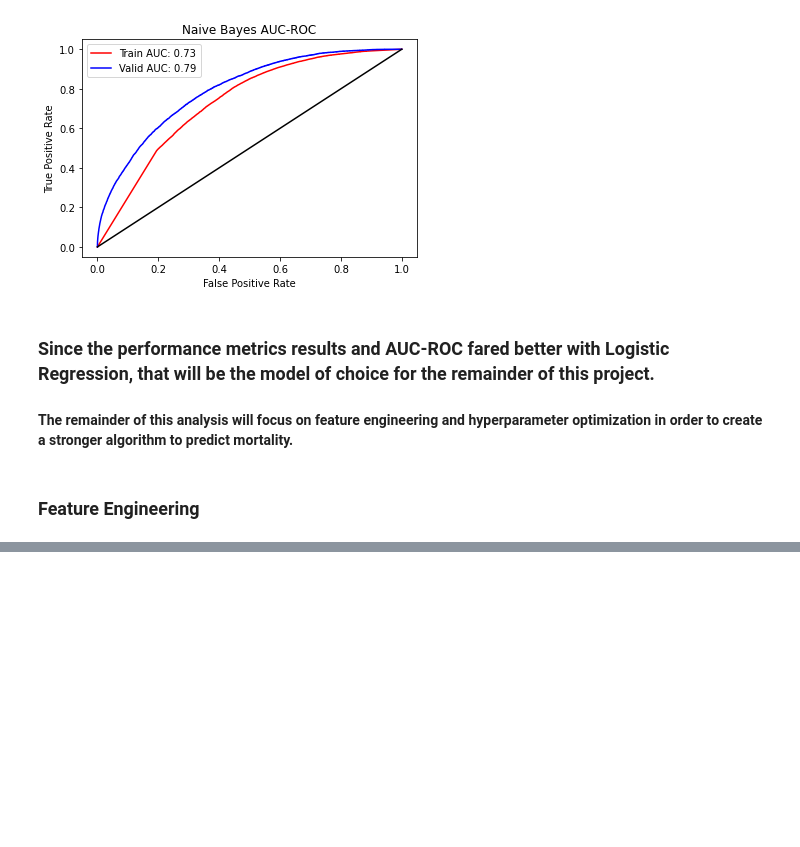
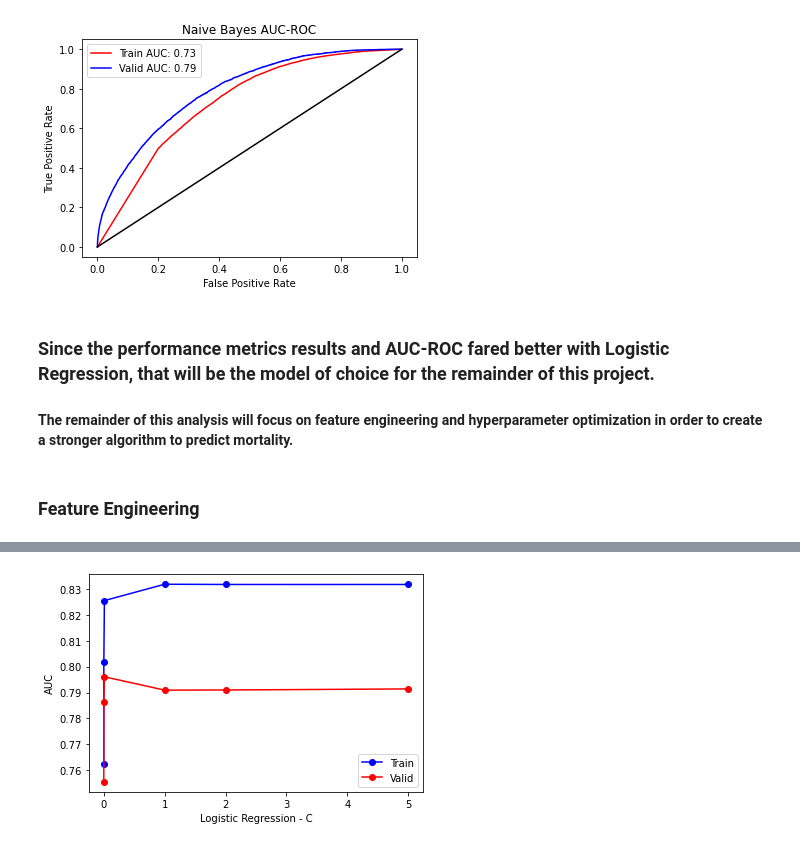
Before and after one commit to carashri/Predicting-ICU-Mortality, a Jupyter notebook: Prediction of Mortality Using NLP.ipynb, the cells around one changed output, grey strips where cells are left out. Saved outputs shown, nothing was run; the diff lists cells and outputs as text; code cells hidden in the pictures; blank space fills up the shorter version.

```diff
--- a/Prediction of Mortality Using NLP.ipynb
+++ b/Prediction of Mortality Using NLP.ipynb
@@ -677,9 +657,9 @@ Calculate probability of death
 # %%
 model = clf
-y_train_preds = model.predict_proba(X_train_tf)[:,1]
-y_valid_preds = model.predict_proba(X_valid_tf)[:,1]
+y_train_preds = model.predict_proba(X_train_vect)[:,1]
+y_valid_preds = model.predict_proba(X_valid_vect)[:,1]
 # %%
 model = gnb
-y_train_preds_gnb = model.predict_proba(X_train_tf.toarray())[:,1]
-y_valid_preds_gnb = model.predict_proba(X_valid_tf.toarray())[:,1]
+y_train_preds_gnb = model.predict_proba(X_train_vect.toarray())[:,1]
+y_valid_preds_gnb = model.predict_proba(X_valid_vect.toarray())[:,1]
 # %%
@@ -839,0 +1018,90 @@ Valid prevalence:0.110
+# %%
+# Find best value of C
+
+
+from sklearn.linear_model import LogisticRegression
+
+Cs = [0.0001, 0.001, 0.01, 1, 2, 5]
+train_aucs = np.zeros(len(Cs))
+valid_aucs = np.zeros(len(Cs))
+
+for ii in range(len(Cs)):
+    C = Cs[ii]
+    print('\n C:', C)
+
+    # logistic regression
+
+    clf=LogisticRegression(C = C, penalty = 'l2', random_state = 42)
+    clf.fit(X_train_vect, y_train)
+
+    model = clf
+    y_train_preds = model.predict_proba(X_train_vect)[:,1]
+    y_valid_preds = model.predict_proba(X_valid_vect)[:,1]
+
+    auc_train = roc_auc_score(y_train, y_train_preds)
+    auc_valid = roc_auc_score(y_valid, y_valid_preds)
+    print('Train AUC:%.3f'%auc_train)
+    print('Valid AUC:%.3f'%auc_valid)
+    train_aucs[ii] = auc_train
+    valid_aucs[ii] = auc_valid
+
+
+
+
+
+plt.plot(Cs, train_aucs,'bo-', label ='Train')
+plt.plot(Cs, valid_aucs, 'ro-', label='Valid')
+plt.legend()
+plt.xlabel('Logistic Regression - C')
+plt.ylabel('AUC')
+plt.show()
+
+
+
+
+
+#Effect of Max_features
+
+
+
+
+
+num_features = [100,300,1000,3000,10000,30000]
+train_aucs = np.zeros(len(num_features))
+valid_aucs = np.zeros(len(num_features))
+
+for ii in range(len(num_features)):
+    num = num_features[ii]
+    print('\nnumber of features:', num)
+    vect = CountVectorizer(lowercase = True, max_features = num,
+                           tokenizer = text_tokenizer,stop_words =stopwords_updated)
+
+    # This could take a while
+    vect.fit(df_train_final.TEXT.values)
+
+    X_train_vect = vect.transform(df_train_final.TEXT.values)
+    X_valid_vect = vect.transform(df_valid.TEXT.values)
+    y_train = df_train_final.HOSPITAL_EXPIRE_FLAG
+    y_valid = df_valid.HOSPITAL_EXPIRE_FLAG
+
+    clf=LogisticRegression(C = 0.0001, penalty = 'l2', random_state = 42)
+    clf.fit(X_train_vect, y_train)
+
+    model = clf
+    y_train_preds = model.predict_proba(X_train_vect)[:,1]
+    y_valid_preds = model.predict_proba(X_valid_vect)[:,1]
+
+    auc_train = roc_auc_score(y_train, y_train_preds)
+    auc_valid = roc_auc_score(y_valid, y_valid_preds)
+    print('Train AUC: %.3f'%auc_train)
+    print('Valid AUC:%.3f'%auc_valid)
+    train_aucs[ii] = auc_train
+    valid_aucs[ii] = auc_valid
+
+plt.plot(num_features, train_aucs,'bo-', label ='Train')
+plt.plot(num_features, valid_aucs, 'ro-', label='Valid')
+plt.legend()
+plt.xlabel('Number of features')
+plt.ylabel('AUC')
+plt.show()
+# %% [output]
@@ -839,0 +1159 @@ Valid prevalence:0.110
+[figure, added]
```
Also changed, not shown: parts of 47 cells of this notebook.
